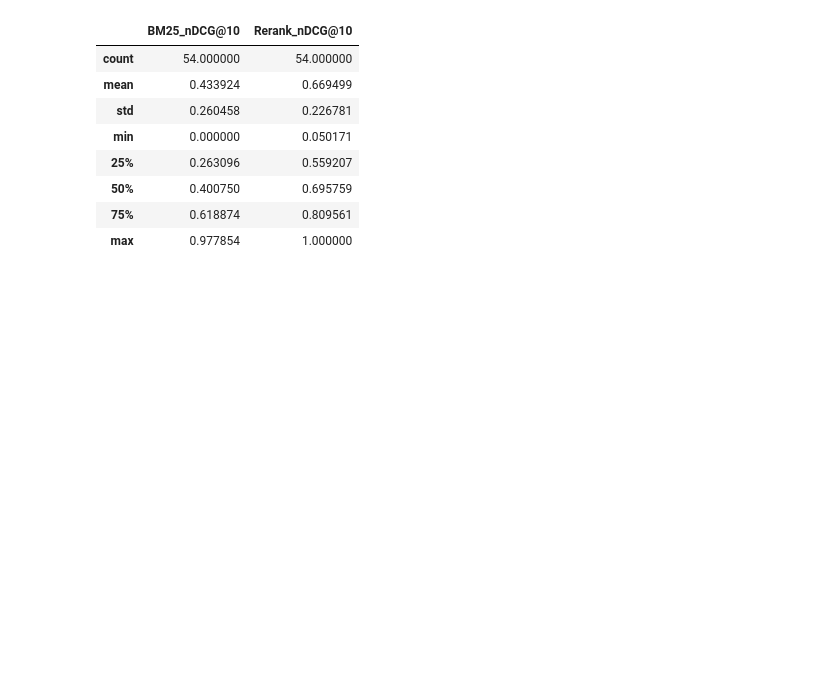
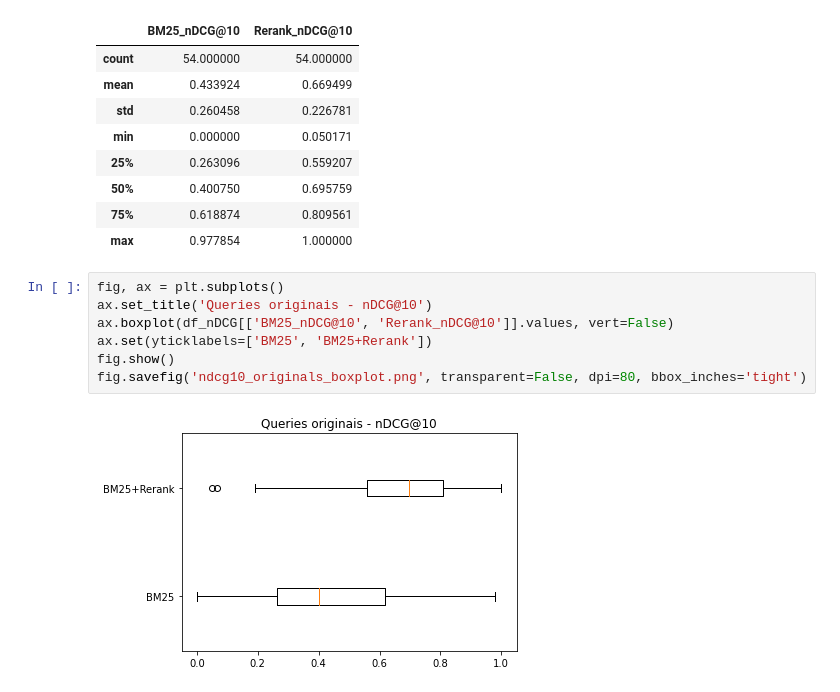
Before and after one commit to leonardo3108/robustez-query, a Jupyter notebook: code/Figure nDGC10 Originals.ipynb, the cells around one changed output. Cells and saved outputs as stored; diff of their text form; blank space fills up the shorter version.

Commit message:
Figura com boxplot

```diff
--- a/code/Figure nDGC10 Originals.ipynb
+++ b/code/Figure nDGC10 Originals.ipynb
@@ -93,3 +93,12 @@ df_nDCG[['BM25_nDCG@10', 'Rerank_nDCG@10']].describe()
 | 50% | 0.400750 | 0.695759 |
 | 75% | 0.618874 | 0.809561 |
 | max | 0.977854 | 1.000000 |
+# %%
+fig, ax = plt.subplots()
+ax.set_title('Queries originais - nDCG@10')
+ax.boxplot(df_nDCG[['BM25_nDCG@10', 'Rerank_nDCG@10']].values, vert=False)
+ax.set(yticklabels=['BM25', 'BM25+Rerank'])
+fig.show()
+fig.savefig('ndcg10_originals_boxplot.png', transparent=False, dpi=80, bbox_inches='tight')
+# %% [output]
+[figure, added]
```
